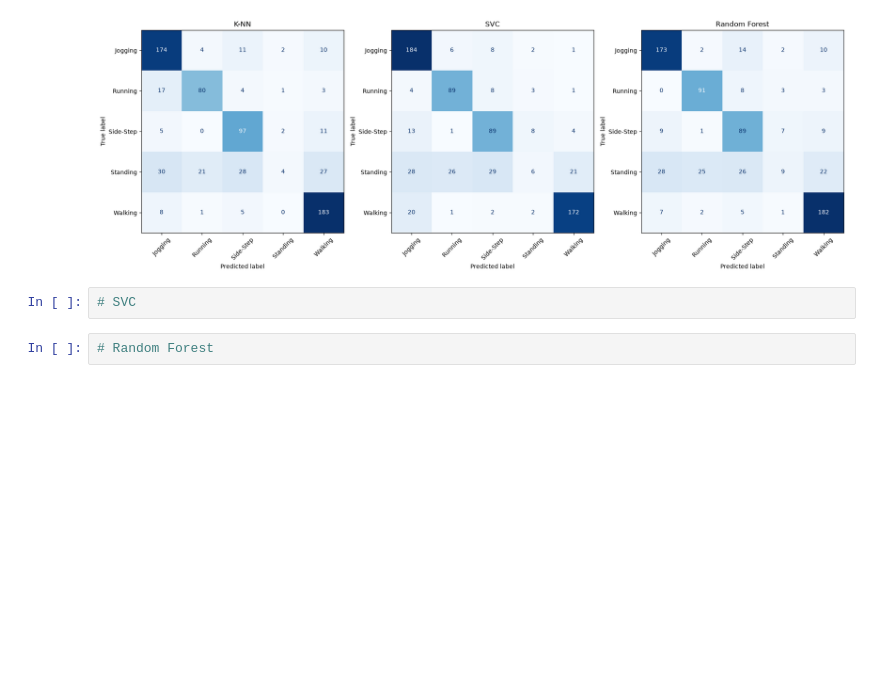
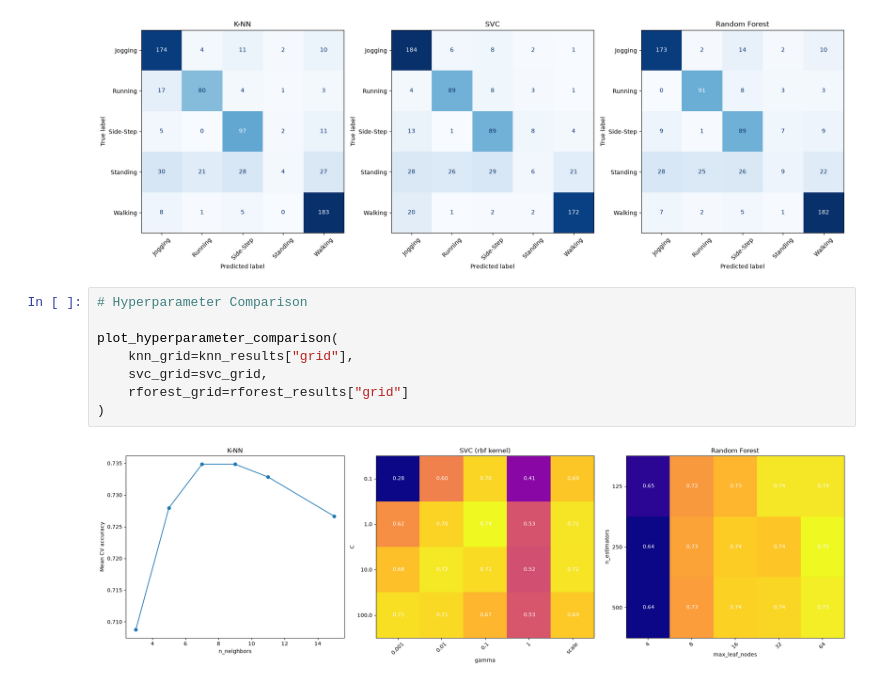
Before and after one commit to spagboolean-gif/cosc102_ass3, a Jupyter notebook: data_analysis.ipynb, the cells around one changed output. Drawn from its saved outputs; the diff is of its cells as text; blank space fills up the shorter version.

Commit message:
added hyperparameter_comparison graphs to data_analysis

```diff
--- a/data_analysis.ipynb
+++ b/data_analysis.ipynb
@@ -194,6 +194,12 @@ plot_confusion_matrix_comparison(
 # %% [output]
 [figure]
 # %%
-# SVC
+# Hyperparameter Comparison
+
+plot_hyperparameter_comparison(
+    knn_grid=knn_results["grid"],
+    svc_grid=svc_grid,
+    rforest_grid=rforest_results["grid"]
+)
+# %% [output]
+[figure, added]
-# %%
-# Random Forest
```
Also changed, not shown: parts of 1 cell of this notebook, 1 other file.
